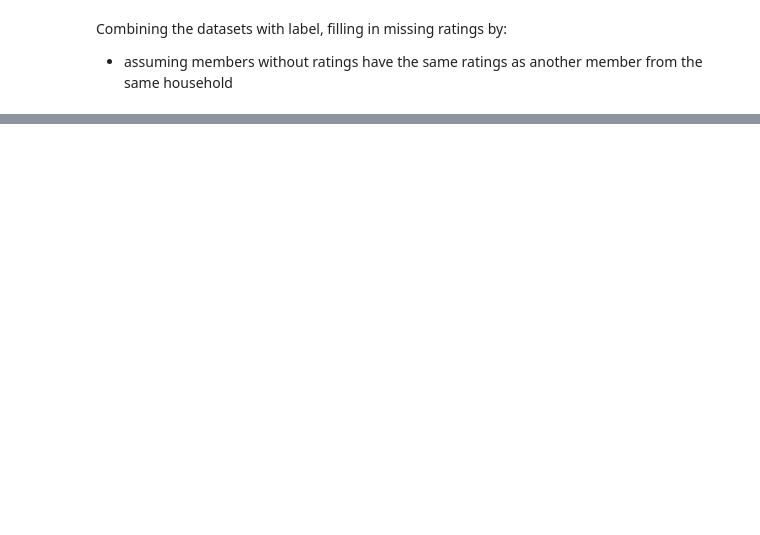
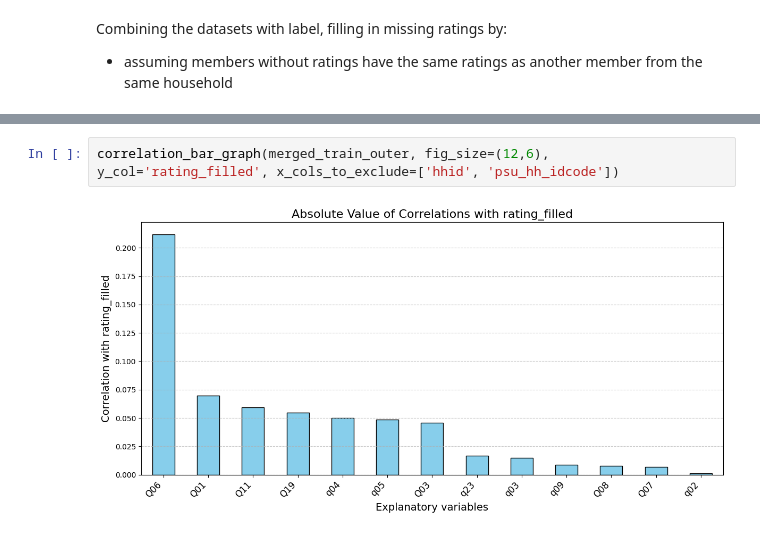
Before and after one commit to eugenesimm/Kaggle_poverty_rate, a Jupyter notebook: 2-eda/EDA_JS.ipynb, the cells around one changed output, grey strips where cells are left out. Drawn from its saved outputs; the diff is of its cells as text; blank space fills up the shorter version.

```diff
--- a/2-eda/EDA_JS.ipynb
+++ b/2-eda/EDA_JS.ipynb
@@ -166,0 +158,4 @@ len(edu_train.psu_hh_idcode)
+# %%
+correlation_bar_graph(merged_train_outer, fig_size=(12,6), y_col='rating_filled', x_cols_to_exclude=['hhid', 'psu_hh_idcode'])
+# %% [output]
+[figure, added]
```
Also changed, not shown: parts of 10 cells of this notebook, 8 other files.
